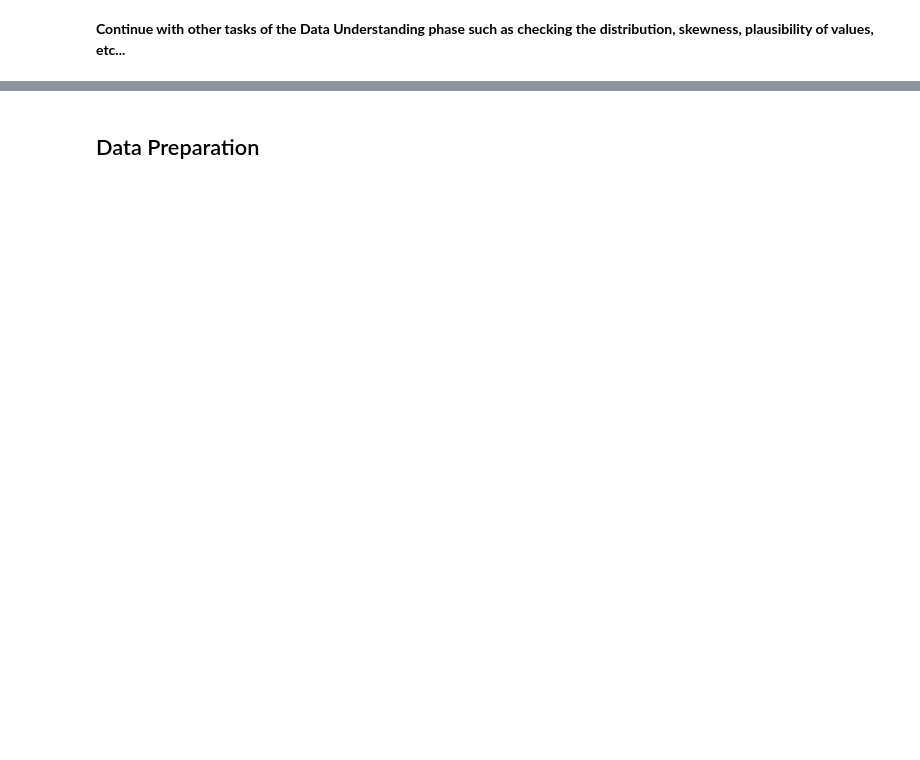
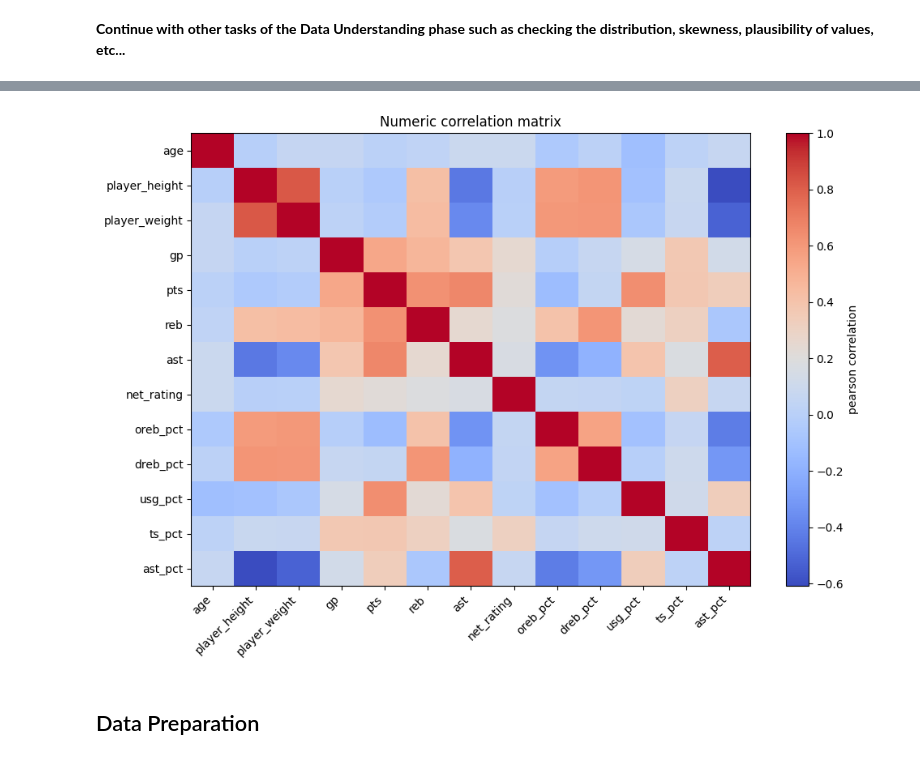
Before and after one commit to timg4/BusinessIntelligence, a Jupyter notebook: Assignment3/Ass3.ipynb, the cells around one changed output, grey strips where cells are left out. Cells and saved outputs as stored; diff of their text form; code cells hidden in the pictures; blank space fills up the shorter version.

Commit message:
finished part a

```diff
--- a/Assignment3/Ass3.ipynb
+++ b/Assignment3/Ass3.ipynb
@@ -802,0 +1080,87 @@ ast_pct         | mean=0.13, std=0.09, min=0.00, max=1.00, outliers(IQR)=405
+# %%
+check_correlations_code_writer = student_a
+def check_correlations(df: pd.DataFrame, method: str = "pearson", top_k: int = 10) -> dict:
+    numeric_cols = [
+        "age", "player_height", "player_weight", "gp", "pts", "reb", "ast",
+        "net_rating", "oreb_pct", "dreb_pct", "usg_pct", "ts_pct", "ast_pct"
+    ]
+
+    num = df[numeric_cols].apply(pd.to_numeric, errors="coerce")
+    corr = num.corr(method=method)
+
+    pairs = []
+    cols = corr.columns.tolist()
+    for i in range(len(cols)):
+        for j in range(i + 1, len(cols)):
+            a, b = cols[i], cols[j]
+            val = corr.loc[a, b]
+            if pd.notna(val):
+                pairs.append({"a": a, "b": b, "corr": float(val), "abs": float(abs(val))})
+    pairs_sorted = sorted(pairs, key=lambda x: x["abs"], reverse=True)[:top_k]
+
+    print(f"Top-{top_k} absolute {method} correlations:")
+    for p in pairs_sorted:
+        print(f"{p['a']:12s} vs {p['b']:12s}: {p['corr']:.3f}")
+
+
+    plt.figure(figsize=(10, 7))
+    plt.imshow(corr, aspect="auto", cmap="coolwarm")
+    plt.colorbar(label=f"{method} correlation")
+    plt.xticks(range(len(cols)), cols, rotation=45, ha="right")
+    plt.yticks(range(len(cols)), cols)
+    plt.title("Numeric correlation matrix")
+    plt.tight_layout()
+    plt.show()
+
+    return {"method": method, "top_pairs": pairs_sorted, "corr_matrix": corr.round(4).to_dict()}
+
+start_time_corr = now()
+corr_report = check_correlations(data, method="pearson", top_k=10)
+end_time_corr = now()
+
+corr_ass_uuid_executor = "ae70603c-05c3-4dfd-92ec-8857110fe0e6"
+engine.insert([
+    f":check_correlations prov:qualifiedAssociation :{corr_ass_uuid_executor} .",
+    f":{corr_ass_uuid_executor} prov:agent :{executed_by} .",
+    f":{corr_ass_uuid_executor} rdf:type prov:Association .",
+    f":{corr_ass_uuid_executor} prov:hadRole :{code_executor_role} .",
+], prefixes=prefixes)
+
+corr_ass_uuid_writer = "e5ef3bf5-a7bf-42ba-bab1-eacbe516734f"
+corr_comment = """
+Computed Pearson correlation matrix for numeric attributes and extracted top absolute correlated attribute pairs.
+Visualized the correlation matrix as a heatmap.
+"""
+
+corr_interpretation = """
+There are strong positive correlations between player height and weight, points and assists etc. Suprisingly there is a high negative
+correlation between a players height and assists. The heatmap illustrates the specific correlations very well.
+"""
+
+engine.insert([
+    ":check_correlations rdf:type prov:Activity .",
+    ":check_correlations sc:isPartOf :data_understanding_phase .",
+    f':check_correlations rdfs:comment """{corr_comment}""" .',
+    f':check_correlations rdfs:comment """{corr_interpretation}""" .',
+    f':check_correlations prov:startedAtTime "{start_time_corr}"^^xsd:dateTime .',
+    f':check_correlations prov:endedAtTime "{end_time_corr}"^^xsd:dateTime .',
+
+    f":check_correlations prov:qualifiedAssociation :{corr_ass_uuid_writer} .",
+    f":{corr_ass_uuid_writer} prov:agent :{check_correlations_code_writer} .",
+    f":{corr_ass_uuid_writer} rdf:type prov:Association .",
+    f":{corr_ass_uuid_writer} prov:hadRole :{code_writer_role} .",
+
+    ":check_correlations prov:used :data .",
+
+    ":correlation_report rdf:type prov:Entity .",
+    ':correlation_report rdfs:label "Correlation analysis report" .',
+    f':correlation_report rdfs:comment """{json.dumps(corr_report, indent=2)}""" .',
+    ":correlation_report prov:wasGeneratedBy :check_correlations .",
+    ":correlation_report prov:wasDerivedFrom :data .",
+
+    ":correlation_heatmap_plot rdf:type prov:Entity .",
+    ':correlation_heatmap_plot rdfs:label "Correlation heatmap plot" .',
+    ":correlation_heatmap_plot prov:wasGeneratedBy :check_correlations .",
+    ":correlation_heatmap_plot prov:wasDerivedFrom :data .",
+], prefixes=prefixes)
+# %% [output]
@@ -802,0 +1178 @@ ast_pct         | mean=0.13, std=0.09, min=0.00, max=1.00, outliers(IQR)=405
+[figure, added]
```
Also changed, not shown: parts of 11 cells of this notebook.
